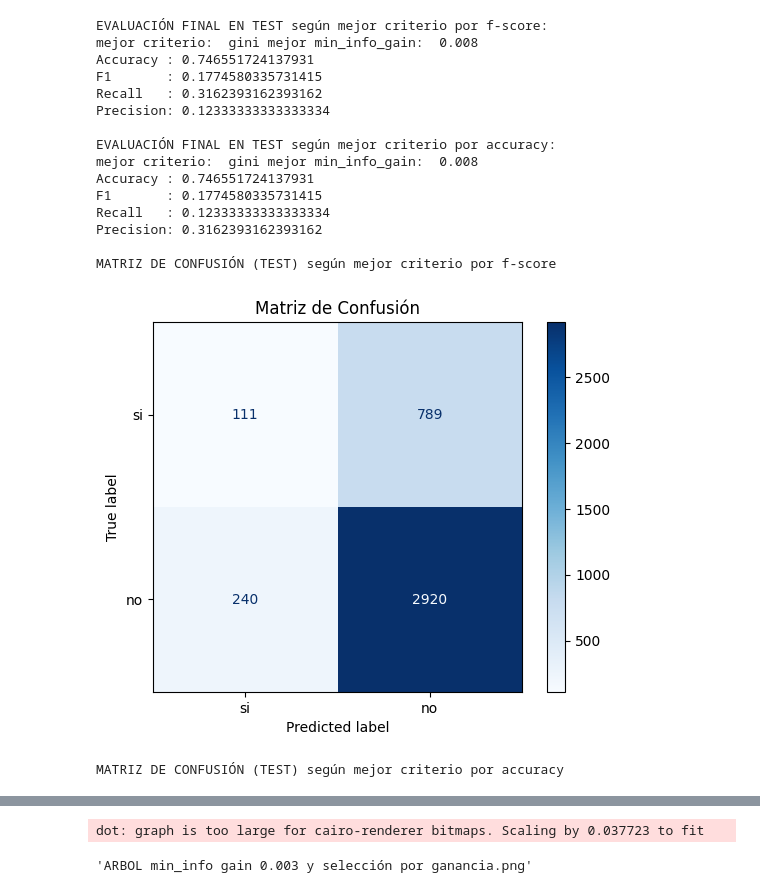
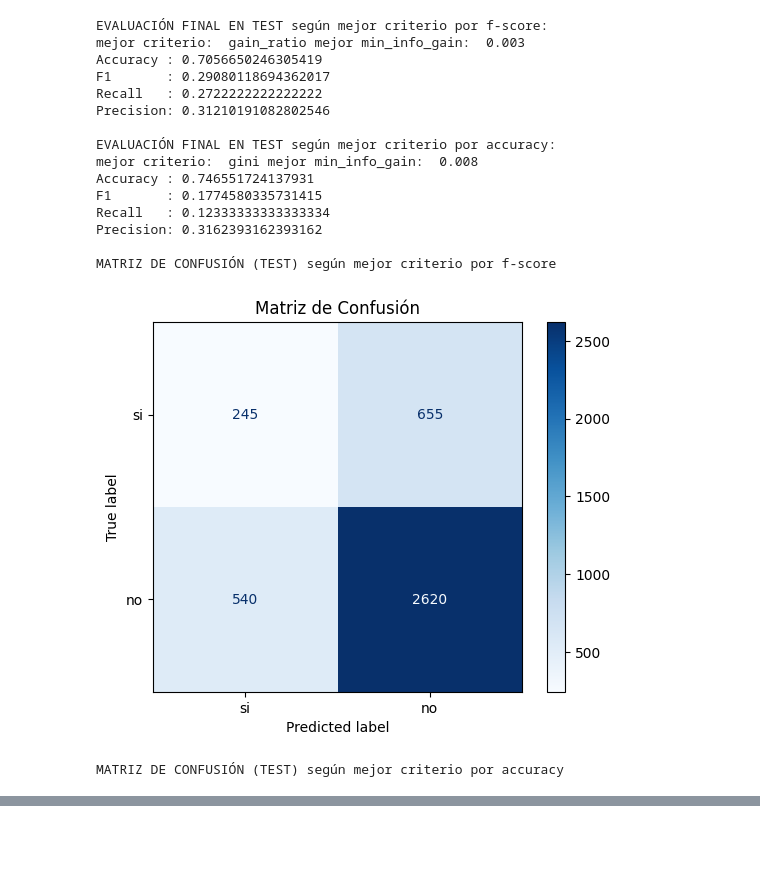
Before and after one commit to Ezequiel-Capo/MachineLearningLab, a Jupyter notebook: LAB1/Script/evaluacion_modelos.ipynb, the cells around one changed output, grey strips where cells are left out. Saved outputs shown, nothing was run; the diff lists cells and outputs as text; code cells hidden in the pictures; blank space fills up the shorter version.

```diff
--- a/LAB1/Script/evaluacion_modelos.ipynb
+++ b/LAB1/Script/evaluacion_modelos.ipynb
@@ -70,43 +81,37 @@ t.funcGraficaError(df_validacion, metric="f1", modelo="ID3")
 # %%
 # Evaluación final en test según mejores configuraciones ID3 modificado
 y_pred_f = t.testearModelo("ID3", best_cfg_F, X_train, y_train, X_test)
 print("\nEVALUACIÓN FINAL EN TEST según mejor criterio por f-score:")
-t.imprimirMetricas("ID3", best_cfg_F,y_pred_f, y_test)
+t.imprimirMetricas("ID3", best_cfg_F, y_test, y_pred_f)
 
 y_pred_a = t.testearModelo("ID3", best_cfg_A, X_train, y_train, X_test)
 print("\nEVALUACIÓN FINAL EN TEST según mejor criterio por accuracy:")
-t.imprimirMetricas("ID3", best_cfg_A, y_test,y_pred_a)
+t.imprimirMetricas("ID3", best_cfg_A, y_test, y_pred_a)
 
 # Matrices de confusión
 print("\nMATRIZ DE CONFUSIÓN (TEST) según mejor criterio por f-score")
 t.graficar_matriz_confusion(y_test, y_pred_f, labels=['si', 'no'])
 
 print("\nMATRIZ DE CONFUSIÓN (TEST) según mejor criterio por accuracy")
 t.graficar_matriz_confusion(y_test, y_pred_a, labels=['si', 'no'])
 
-arbol = t.generacion_ID3(S, list(X.columns), "dia_lluvioso", 0.003, "gain")
-dot = t.graficar_arbol(arbol)
-dot.render("ARBOL min_info gain 0.003 y selección por ganancia", format="png", view=True)
-
 #timepo est: 1min
 # %% [output]
 EVALUACIÓN FINAL EN TEST según mejor criterio por f-score:
-mejor criterio:  gini mejor min_info_gain:  0.008
-Accuracy : 0.746551724137931
-F1       : 0.1774580335731415
-Recall   : 0.3162393162393162
-Precision: 0.12333333333333334
+mejor criterio:  gain_ratio mejor min_info_gain:  0.003
+Accuracy : 0.7056650246305419
+F1       : 0.29080118694362017
+Recall   : 0.2722222222222222
+Precision: 0.31210191082802546
 
 EVALUACIÓN FINAL EN TEST según mejor criterio por accuracy:
 mejor criterio:  gini mejor min_info_gain:  0.008
 Accuracy : 0.746551724137931
 F1       : 0.1774580335731415
 Recall   : 0.12333333333333334
 Precision: 0.3162393162393162
 
 MATRIZ DE CONFUSIÓN (TEST) según mejor criterio por f-score
-[figure, old version]
+[figure, new version]
 MATRIZ DE CONFUSIÓN (TEST) según mejor criterio por accuracy
 [figure]
-dot: graph is too large for cairo-renderer bitmaps. Scaling by 0.037723 to fit
-'ARBOL min_info gain 0.003 y selección por ganancia.png'
```
Also changed, not shown: parts of 8 cells of this notebook, 22 other files.
